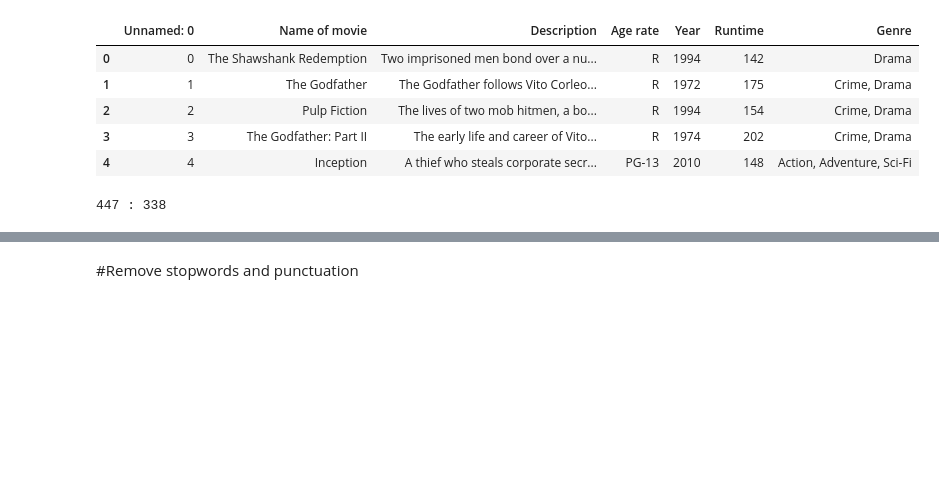
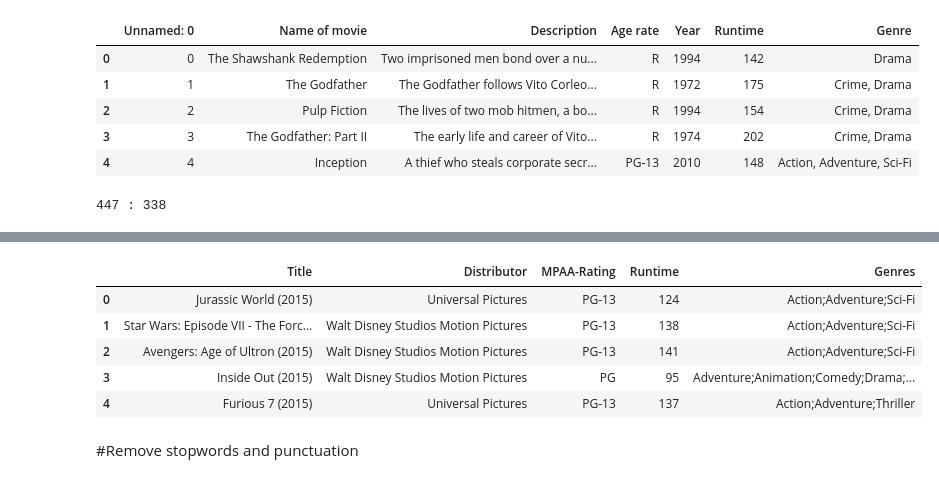
Before and after one commit to Teasotea/Age-Rate-Classifier-NLP, a Jupyter notebook: Other_features_dense_age_rate_classifier.ipynb, the cells around one changed output, grey strips where cells are left out. Cells and saved outputs as stored; diff of their text form; code cells hidden in the pictures; blank space fills up the shorter version.

```diff
--- a/Other_features_dense_age_rate_classifier.ipynb
+++ b/Other_features_dense_age_rate_classifier.ipynb
@@ -74,3 +100,14 @@ print(is_r.count(0), ":", is_r.count(1))
+# %%
+kaggle_df = pd.read_csv("Attributes_DataFrame.csv")
+k_dataset = kaggle_df.drop(['Domestic','International', 'Budget'], axis=1)
+k_dataset.head()
+# %% [output]
+|  | Title | Distributor | MPAA-Rating | Runtime | Genres |
+| 0 | Jurassic World (2015) | Universal Pictures | PG-13 | 124 | Action;Adventure;Sci-Fi |
+| 1 | Star Wars: Episode VII - The Forc... | Walt Disney Studios Motion Pictures | PG-13 | 138 | Action;Adventure;Sci-Fi |
+| 2 | Avengers: Age of Ultron (2015) | Walt Disney Studios Motion Pictures | PG-13 | 141 | Action;Adventure;Sci-Fi |
+| 3 | Inside Out (2015) | Walt Disney Studios Motion Pictures | PG | 95 | Adventure;Animation;Comedy;Drama;... |
+| 4 | Furious 7 (2015) | Universal Pictures | PG-13 | 137 | Action;Adventure;Thriller |
 # %% [markdown]
 #Remove stopwords and punctuation
 # %%
```
Also changed, not shown: parts of 25 cells of this notebook.
